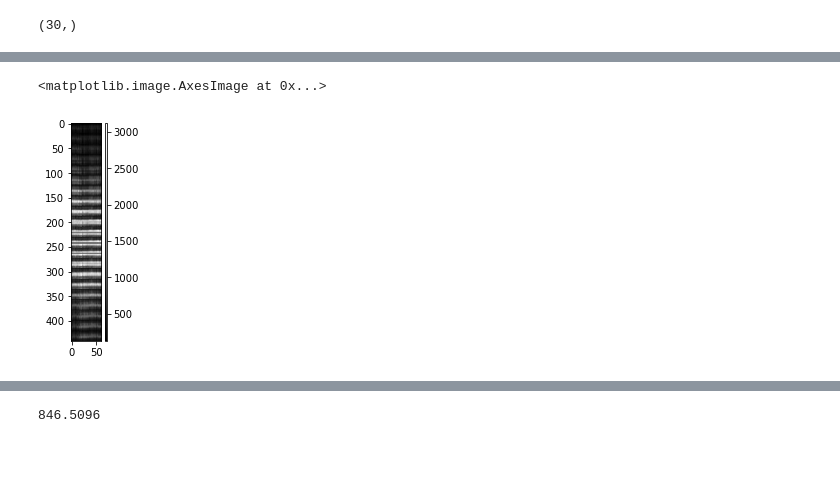
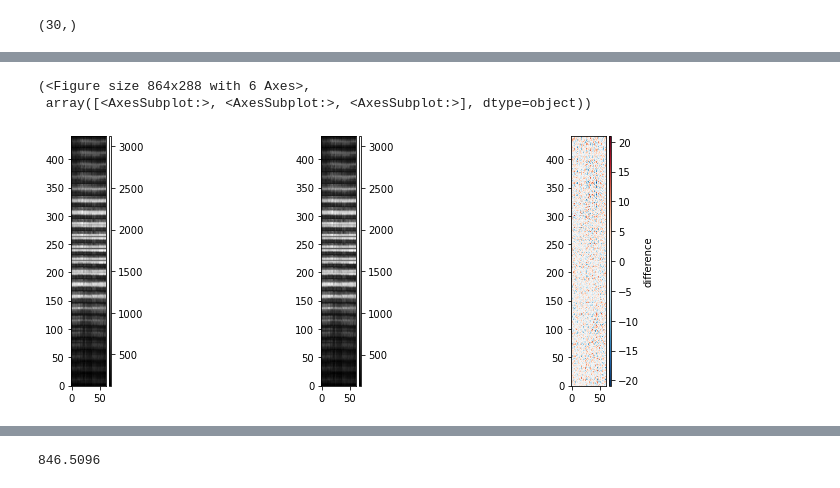
Before and after one commit to joseph-long/svd_downdate, a Jupyter notebook: Brand batch downdate-realdata.ipynb, the cells around one changed output, grey strips where cells are left out. Saved outputs shown, nothing was run; the diff lists cells and outputs as text; code cells hidden in the pictures; blank space fills up the shorter version.

```diff
--- a/Brand batch downdate-realdata.ipynb
+++ b/Brand batch downdate-realdata.ipynb
@@ -20,7 +20,8 @@ crop_cube = image_cube[:,crop:-(crop-1),crop:-(crop-1)]
 n_frames, image_shape = crop_cube.shape[0], crop_cube.shape[1:]
 n_pix = image_shape[0] * image_shape[1]
 crop_imvecs = crop_cube.reshape(n_frames, n_pix).T
-
-dd.imshow(crop_imvecs[:,0].reshape(image_shape))
+mean_vec = np.average(crop_imvecs, axis=1)
+mtx_x = crop_imvecs - mean_vec[:,np.newaxis]
+dd.imshow(mtx_x[:,0].reshape(image_shape))
 # %% [output]
 <matplotlib.image.AxesImage at 0x...>
@@ -28,7 +34,6 @@ dd.imshow(crop_imvecs[:,0].reshape(image_shape))
 # %%
-dim_p = n_pix
-dim_q = n_frames
-mtx_x = crop_imvecs
+dim_p = mtx_x.shape[0]
+dim_q = mtx_x.shape[1]
 dd.matshow(mtx_x)
 # %% [output]
 <matplotlib.image.AxesImage at 0x...>
@@ -403,5 +444,6 @@ temp_mtx_u.shape
 # %%
-dd.matshow(temp_mtx_u @ (temp_mtx_u.T @ mtx_x))
+dd.three_panel_diff_plot(temp_mtx_u @ (temp_mtx_u.T @ mtx_x), mtx_x, diff_kwargs={'as_percent': False})
 # %% [output]
-<matplotlib.image.AxesImage at 0x...>
+(<Figure size 864x288 with 6 Axes>,
+ array([<AxesSubplot:>, <AxesSubplot:>, <AxesSubplot:>], dtype=object))
-[figure, old version]
+[figure, new version]
```
Also changed, not shown: parts of 32 cells of this notebook, 2 other files.
